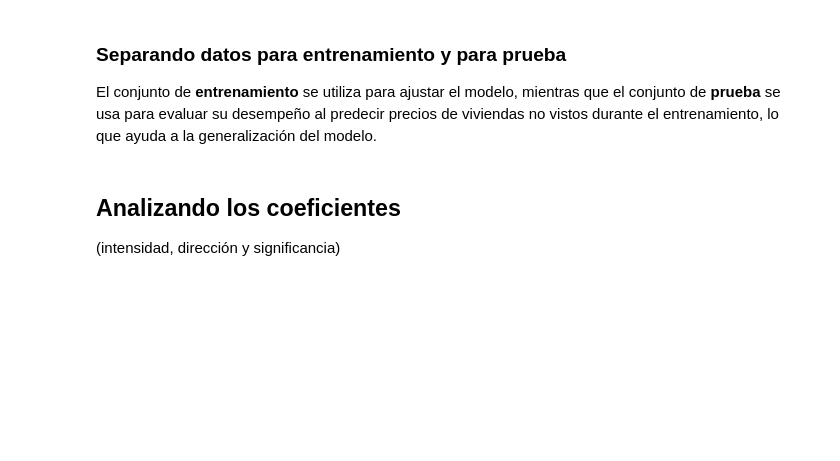
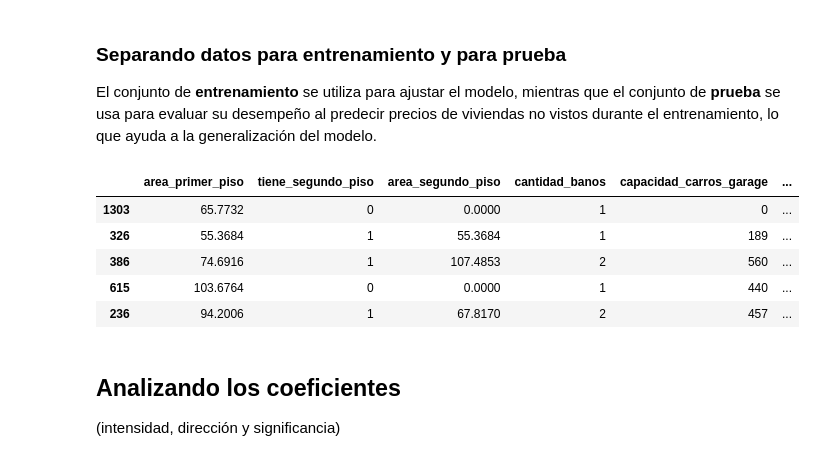
Before and after one commit to cmrondon2000/probando_relaciones_con_regresion_lineal, a Jupyter notebook: precios_de_inmuebles_regresion_lineal.ipynb, the cells around one changed output. Saved outputs shown, nothing was run; the diff lists cells and outputs as text; code cells hidden in the pictures; blank space fills up the shorter version.

```diff
--- a/precios_de_inmuebles_regresion_lineal.ipynb
+++ b/precios_de_inmuebles_regresion_lineal.ipynb
@@ -170,4 +181,15 @@ El conjunto de **entrenamiento** se utiliza para ajustar el modelo, mientras que
 # %%
 #Datos de entrenamiento para usar la fórmula
+df_trian = pd.DataFrame(X_train)
+df_trian['precio_de_venta'] = y_train
+df_trian.head()
+#
+# %% [output]
+|  | area_primer_piso | tiene_segundo_piso | area_segundo_piso | cantidad_banos | capacidad_carros_garage | ... |
+| 1303 | 65.7732 | 0 | 0.0000 | 1 | 0 | ... |
+| 326 | 55.3684 | 1 | 55.3684 | 1 | 189 | ... |
+| 386 | 74.6916 | 1 | 107.4853 | 2 | 560 | ... |
+| 615 | 103.6764 | 0 | 0.0000 | 1 | 440 | ... |
+| 236 | 94.2006 | 1 | 67.8170 | 2 | 457 | ... |
 # %%
 # import ols
```
Also changed, not shown: parts of 17 cells of this notebook.
